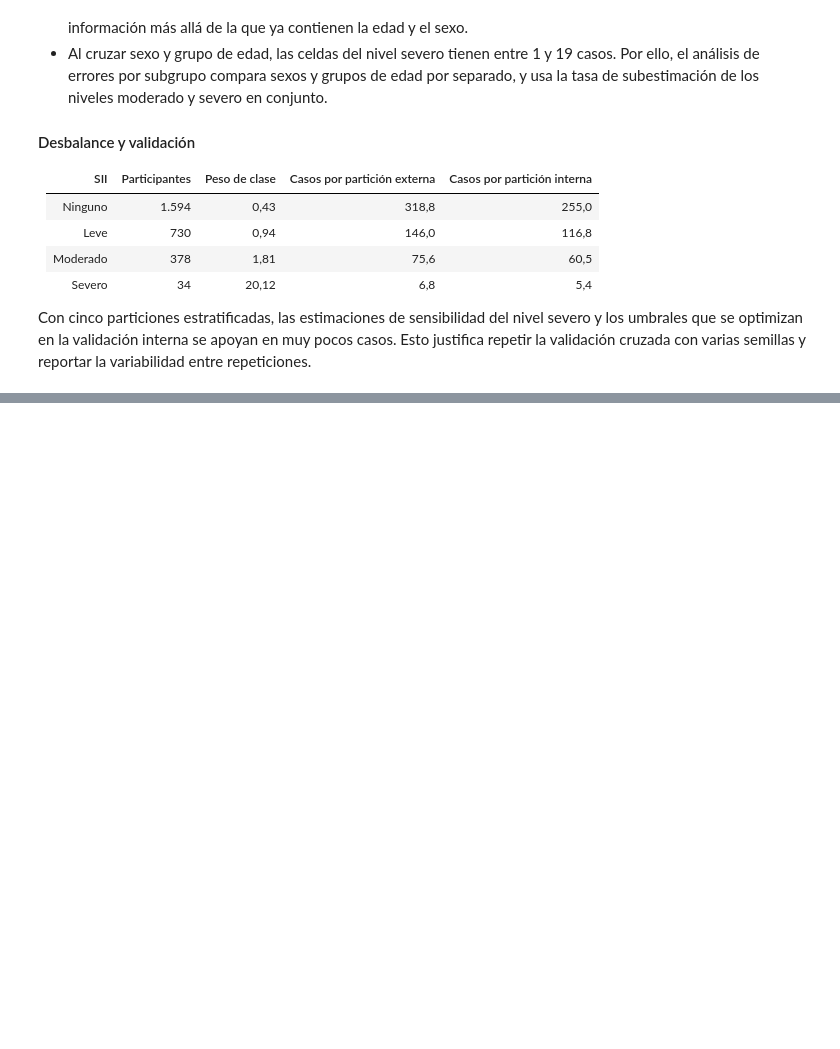
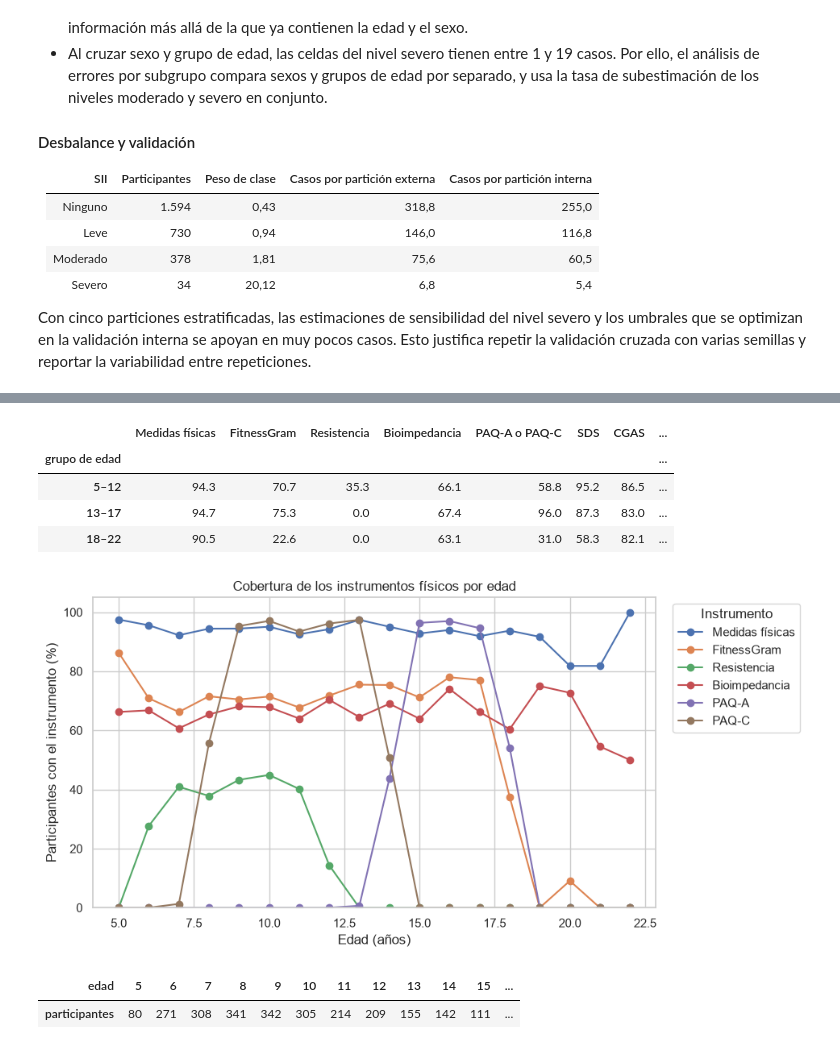
Before and after one commit to juanestebancg2806/piu-severity-prediction, a Jupyter notebook: notebooks/01_eda.ipynb, the cells around one changed output, grey strips where cells are left out. Drawn from its saved outputs; the diff is of its cells as text; code cells hidden in the pictures; blank space fills up the shorter version.

```diff
--- a/notebooks/01_eda.ipynb
+++ b/notebooks/01_eda.ipynb
@@ -775,0 +956,40 @@ Con cinco particiones estratificadas, las estimaciones de sensibilidad del nivel
+# %%
+instrumentos_edad = [*instrumentos_patron, "PAQ-A", "PAQ-C"]
+
+display(
+    (100 * presencia[instrumentos_edad].groupby(grupo_edad, observed=True).mean())
+    .round(1)
+    .assign(participantes=grupo_edad.value_counts())
+    .rename_axis("grupo de edad")
+)
+
+cobertura_edad = 100 * presencia[instrumentos_edad].groupby(
+    etiquetados_df["Basic_Demos-Age"]
+).mean()
+
+fig, ax = plt.subplots(figsize=(9, 5))
+cobertura_edad[
+    ["Medidas físicas", "FitnessGram", "Resistencia", "Bioimpedancia", "PAQ-A", "PAQ-C"]
+].plot(marker="o", ax=ax)
+ax.set(
+    xlabel="Edad (años)",
+    ylabel="Participantes con el instrumento (%)",
+    title="Cobertura de los instrumentos físicos por edad",
+    ylim=(0, 105),
+)
+ax.legend(title="Instrumento", bbox_to_anchor=(1.02, 1), loc="upper left")
+save_figure(fig, "cobertura_por_edad", FIGURES_DIR)
+plt.show()
+
+etiquetados_df["Basic_Demos-Age"].value_counts().sort_index().rename_axis("edad").rename(
+    "participantes"
+).to_frame().T
+# %% [output]
+|  | Medidas físicas | FitnessGram | Resistencia | Bioimpedancia | PAQ-A o PAQ-C | SDS | CGAS | ... |
+| grupo de edad |  |  |  |  |  |  |  | ... |
+| 5–12 | 94.3 | 70.7 | 35.3 | 66.1 | 58.8 | 95.2 | 86.5 | ... |
+| 13–17 | 94.7 | 75.3 | 0.0 | 67.4 | 96.0 | 87.3 | 83.0 | ... |
+| 18–22 | 90.5 | 22.6 | 0.0 | 63.1 | 31.0 | 58.3 | 82.1 | ... |
+[figure, added]
+| edad | 5 | 6 | 7 | 8 | 9 | 10 | 11 | 12 | 13 | 14 | 15 | ... |
+| participantes | 80 | 271 | 308 | 341 | 342 | 305 | 214 | 209 | 155 | 142 | 111 | ... |
```
Also changed, not shown: parts of 8 cells of this notebook, 4 other files.
